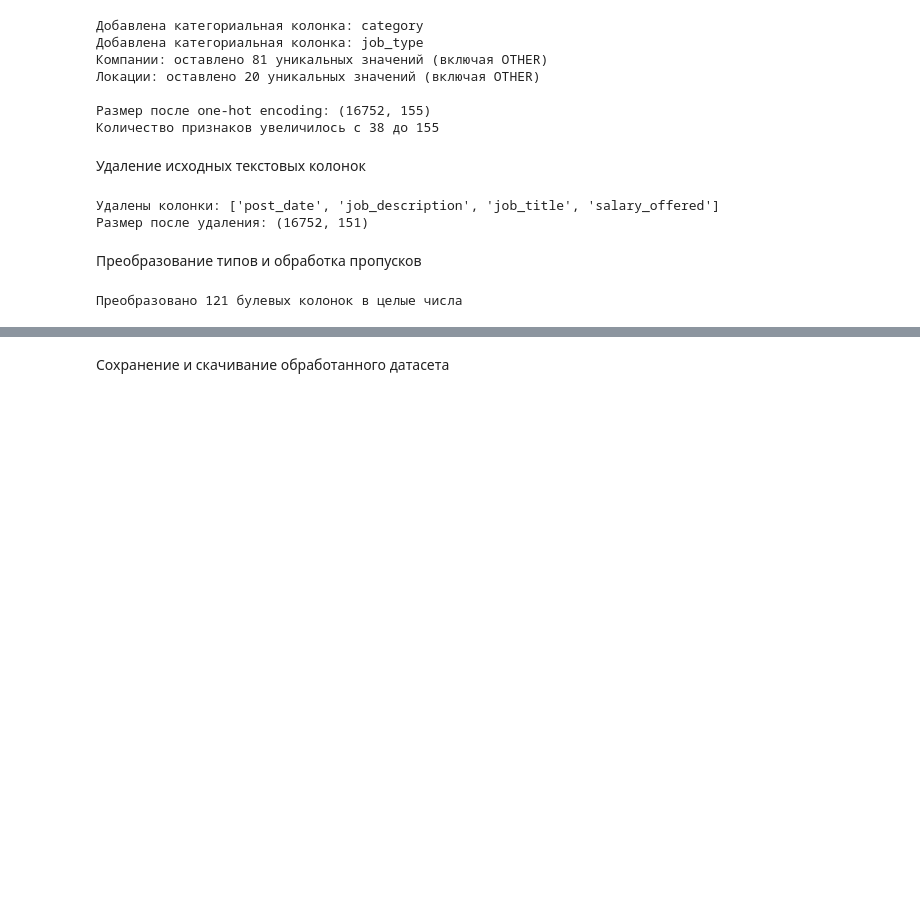
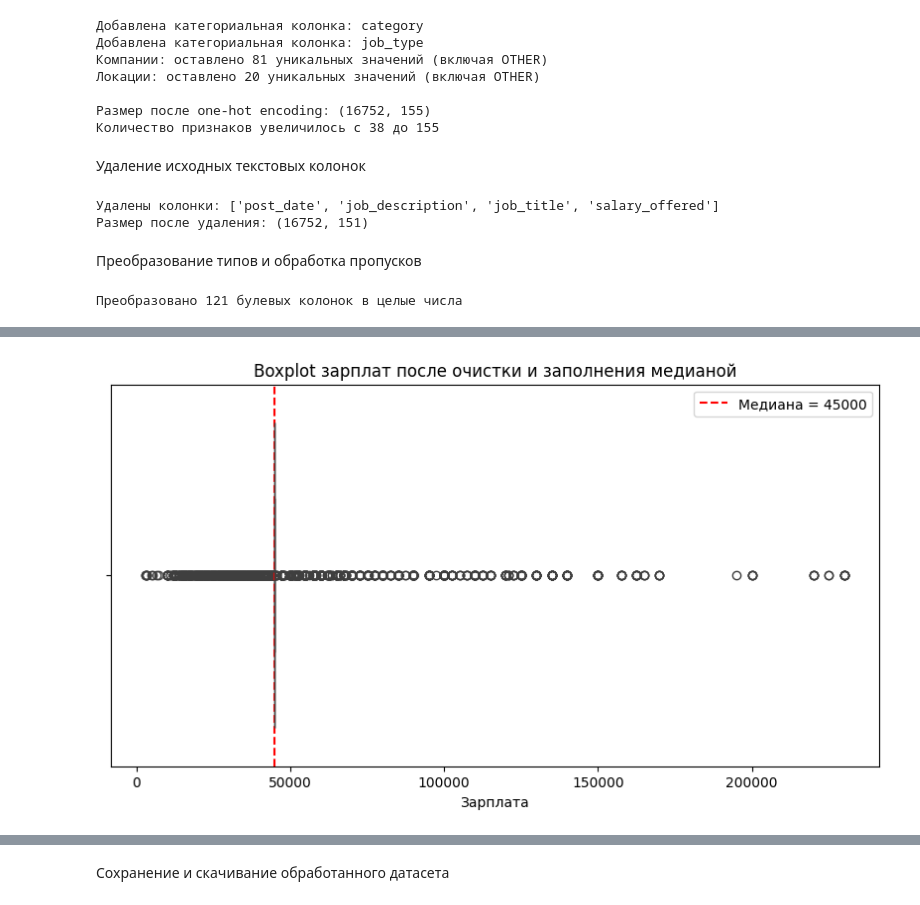
Before and after one commit to DenisShulyak/MachineLearning.JobPostingsinEurope, a Jupyter notebook: FeatureEngineering.ipynb, the cells around one changed output, grey strips where cells are left out. Saved outputs shown, nothing was run; the diff lists cells and outputs as text; code cells hidden in the pictures; blank space fills up the shorter version.

```diff
--- a/FeatureEngineering.ipynb
+++ b/FeatureEngineering.ipynb
@@ -422,19 +436,0 @@ sample_posterior=True добавляет случайный шум, чтобы
-# %%
-# Заполняем пропуски в числовых колонках
-from sklearn.experimental import enable_iterative_imputer
-from sklearn.impute import IterativeImputer
-
-# Выбираем числовые колонки
-num_cols = df_processed.select_dtypes(include=[np.number]).columns
-
-# Создаём MICE-импутер
-mice = IterativeImputer(
-    max_iter=20,
-    random_state=42,
-    sample_posterior=True
-)
-
-# Применяем только к числовым колонкам
-df_processed[num_cols] = mice.fit_transform(df_processed[num_cols])
-
-print(f"MICE-импутация выполнена для {len(num_cols)} числовых колонок")
@@ -442,0 +439,2 @@ MICE-импутация выполнена для 151 числовых коло
+# %%
+df_processed = df_processed[(df_processed["salary_avg"] <= 400000) & (df_processed["salary_avg"] >= 1000) | (df_processed["salary_avg"].isna())]
@@ -443,3 +493,19 @@ MICE-импутация выполнена для 151 числовых коло
+# %%
+plt.figure(figsize=(10,5))
+
+# Boxplot для salary_avg после очистки
+sns.boxplot(x=df_processed["salary_avg"])
+plt.title("Boxplot зарплат после очистки и заполнения медианой")
+plt.xlabel("Зарплата")
+
+# Добавим линию медианы для наглядности
+median_value = df_processed["salary_avg"].median()
+plt.axvline(median_value, color='red', linestyle='--', label=f'Медиана = {median_value:.0f}')
+plt.legend()
+
+plt.show()
+# %% [output]
+[figure, added]
 # %%
 # Удаляем оставшиеся нечисловые колонки
 non_num_cols = df_processed.select_dtypes(exclude=[np.number]).columns
```
Also changed, not shown: parts of 9 cells of this notebook.
